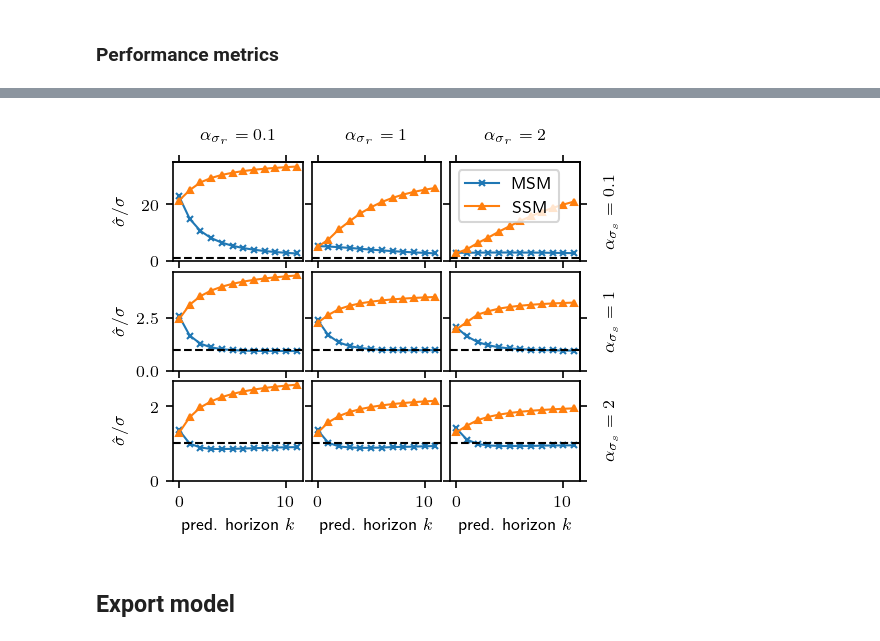
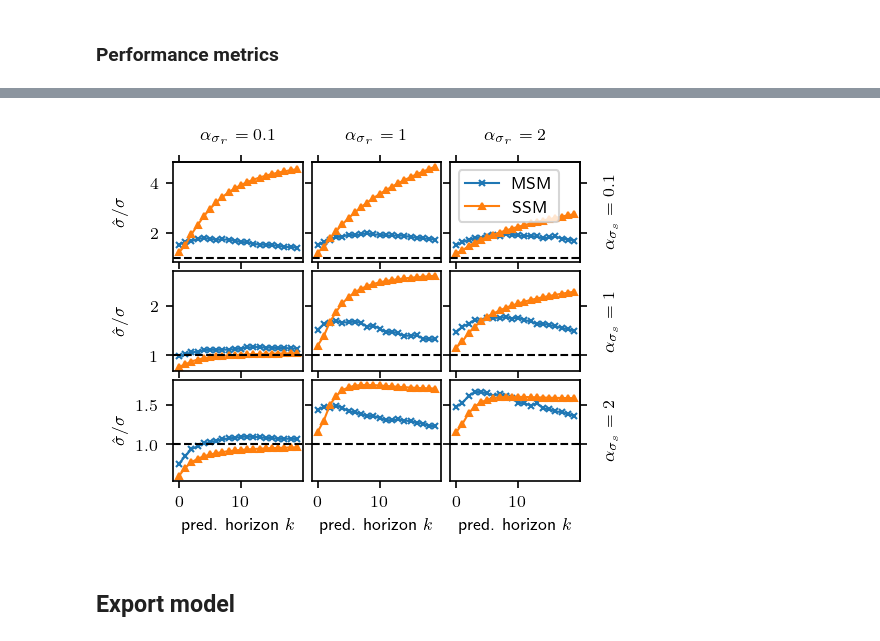
Before and after one commit to 4flixt/2023_Stochastic_MSM, a Jupyter notebook: results/sid_meta_building.ipynb, the cells around one changed output, grey strips where cells are left out. Cells and saved outputs as stored; diff of their text form; code cells hidden in the pictures.

```diff
--- a/results/sid_meta_building.ipynb
+++ b/results/sid_meta_building.ipynb
@@ -41,7 +41,7 @@ We investigate variants of the system with different process and measurement noi
 In particular, we define a base noise-level and multiply it with factors.
 # %%
 base_sig_x=np.array([0,0,0,0,0.5])
-base_sig_y=1e-2
+base_sig_y=1e-1
 
 sig_x_fac = np.array([.1, 1, 2])
 sig_y_fac = np.array([.1, 1, 2])
@@ -80,7 +80,7 @@ for i, (sig_x_fac_i, sig_y_fac_i) in enumerate(investigations):
         sys_type=sid.SystemType.BUILDING,
         sig_x=base_sig_x*sig_x_fac_i,
         sig_y=base_sig_y*sig_y_fac_i,
-        dt=1,
+        dt=3600,
         case_kwargs={'state_feedback': settings['state_feedback']}
     )
 
@@ -97,7 +97,7 @@ for i, (sig_x_fac_i, sig_y_fac_i) in enumerate(investigations):
         switch_prob=np.array([0.5, 0.5, 0.5, 0.5, 0.04]).reshape(-1,1)
         )
 
-    # Generate data
+    # # Generate data
     train_data.append(sid.DataGenerator(sys_generator, data_gen_setup, random_input))
     print(f'{i+1} of {len(investigations)} data sets generated: ')
 # %% [output]
@@ -212,8 +224,8 @@ results = []
 
 for i, (train_data_i, test_data_i) in enumerate(zip(train_data, test_data)):
     if i==0:
-        msm = sid.MultistepModel(estimate_covariance=True, scale_x=False, scale_y=False, add_bias=True)
-        ssm = sid.StateSpaceModel(estimate_covariance=True, scale_x=False, scale_y=False, add_bias=True)
+        msm = sid.MultistepModel(estimate_covariance=True, scale_x=True, scale_y=True, add_bias=True, type='mle')
+        ssm = sid.StateSpaceModel(estimate_covariance=True, scale_x=True, scale_y=True, add_bias=True, type='mle')
     msm.fit(train_data_i)
     ssm.fit(train_data_i)
 
@@ -240,20 +247,0 @@ We start by investigating covariance matrices of the identified multi-step model
-# %%
-fig, ax = plt.subplots(3, 3, figsize=(8, 4), sharex=True, sharey=True)
-
-for i, (test_data_i, results_i) in enumerate(zip(test_data, results)):
-    k,j = np.unravel_index(i, (3,3))
-
-    names = ['T1', 'T2', 'T3', 'T4']
-
-    if settings['state_feedback']:
-        cov = results_i['msm_cov_final'][:-1,:-1]
-    else:
-        cov = results_i['msm_cov_final']
-
-    corr = pd.DataFrame(cov, index=names, columns=names)
-
-    sns.heatmap(corr, ax=ax[k,j], cmap='viridis', cbar=False)
-    ax[k,j].set_title(f'{i}')
-
-fig.suptitle('Correlation matrix of the MSM covariance matrix for the final time step')
-fig.tight_layout()
@@ -462,7 +450,7 @@ for i, (test_data_i, results_i) in enumerate(zip(test_data, results)):
     ax[k,j].plot(mean_ratio_true_std_ssm, '-^', label='SSM', markersize=3)
     ax[k,j].axhline(1, color='k', linestyle='--')
 
-    ax[k,j].set_ylim(0, None)
+    # ax[k,j].set_ylim(0, None)
 
 
 
@@ -476,34 +464,34 @@ ax[2,2].set_xlabel(r'pred. horizon $k$')
 
 sec_x_axis = []
 sec_y_axis = []
 for i in range(3):
     sec_x_axis.append(ax[0,i].secondary_xaxis('top'))
     sec_y_axis.append(ax[i,-1].secondary_yaxis('right'))
 
     sec_x_axis[i].xaxis.set_ticklabels([])
     sec_y_axis[i].yaxis.set_ticklabels([])
 
 sec_y_axis[0].set_ylabel(r'$\alpha_{\sigma_s} = 0.1$')
 sec_y_axis[1].set_ylabel(r'$\alpha_{\sigma_s} = 1$')
 sec_y_axis[2].set_ylabel(r'$\alpha_{\sigma_s} = 2$')
 
 sec_x_axis[0].set_xlabel(r'$\alpha_{\sigma_r} = 0.1$')
 sec_x_axis[1].set_xlabel(r'$\alpha_{\sigma_r} = 1$')
 sec_x_axis[2].set_xlabel(r'$\alpha_{\sigma_r} = 2$')
 
 
 
 ax[0,2].legend()
 
 
 fig.tight_layout(pad = 0.1)
 fig.align_labels()
 
 savepath = os.path.join('..', '..', '2023_CDC_L-CSS_Paper_Stochastic_MSM', 'figures')
 savename = 'ratio_ident_vs_true_std'
 # fig.savefig(os.path.join(savepath, savename + '.pgf'), bbox_inches='tight', format='pgf')
 # %% [output]
-[figure, old version]
+[figure, new version]
 # %% [markdown]
 ## Export model
 # %% [markdown]
```
Also changed, not shown: parts of 13 cells of this notebook.
